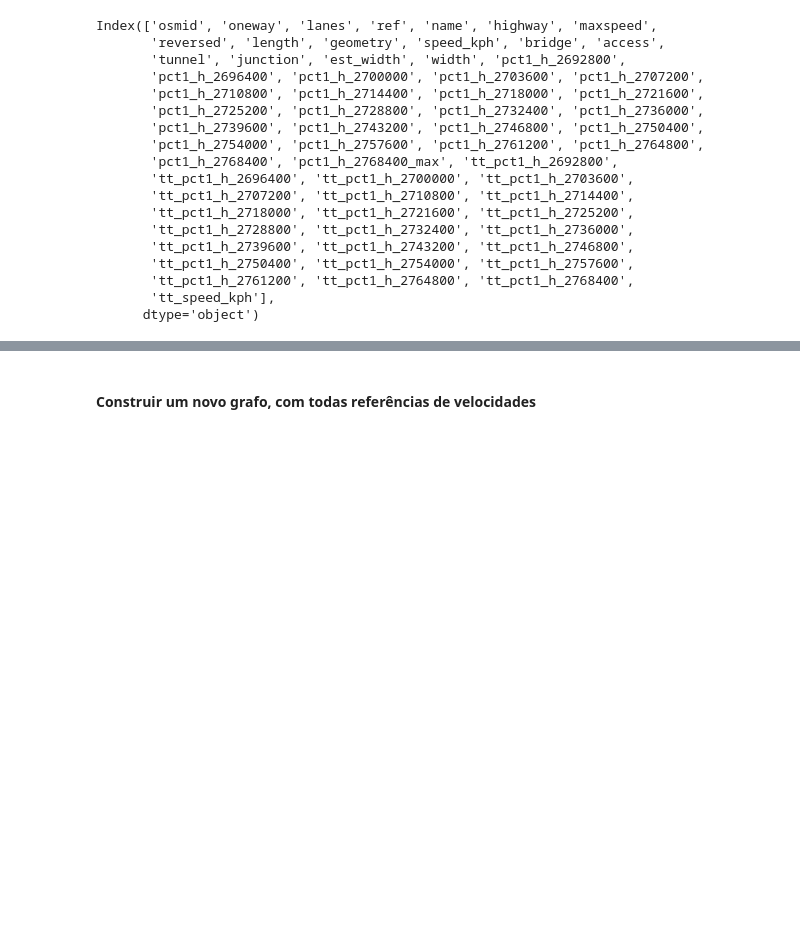
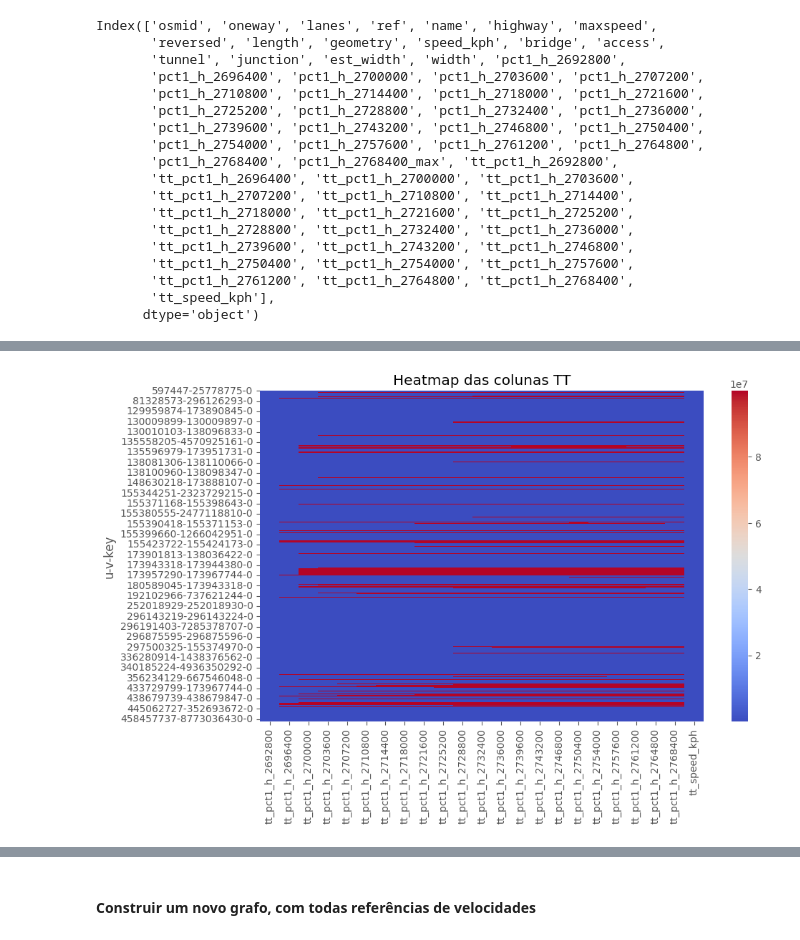
Before and after one commit to marcelof314/SP_urban_flooding, a Jupyter notebook: 02 OD Matrix and travel time.ipynb, the cells around one changed output, grey strips where cells are left out. Drawn from its saved outputs; the diff is of its cells as text; code cells hidden in the pictures; blank space fills up the shorter version.

```diff
--- a/02 OD Matrix and travel time.ipynb
+++ b/02 OD Matrix and travel time.ipynb
@@ -1174,3 +1090,9 @@ Index(['osmid', 'oneway', 'lanes', 'ref', 'name', 'highway', 'maxspeed',
        'tt_pct1_h_2761200', 'tt_pct1_h_2764800', 'tt_pct1_h_2768400',
        'tt_speed_kph'],
       dtype='object')
+# %%
+# Filtra as colunas que começam com "tt"
+tt_columns = [col for col in edges_simulados.columns if col.startswith("tt")]
+
+# Imprime os 10 primeiros valores dessas colunas
+print(edges_simulados[tt_columns].head(10))
@@ -1176,0 +1137,16 @@ Index(['osmid', 'oneway', 'lanes', 'ref', 'name', 'highway', 'maxspeed',
+# %%
+import seaborn as sns
+
+# Seleciona os primeiros 10 valores das colunas "tt"
+tt_data = edges_simulados[tt_columns].head(1000)
+
+tt_data = tt_data.astype(float)
+
+# Cria o heatmap
+plt.figure(figsize=(10, 6))
+sns.heatmap(tt_data, cmap="coolwarm", annot=False, fmt=".1f")
+
+plt.title("Heatmap das colunas TT")
+plt.show()
+# %% [output]
+[figure, added]
```
Also changed, not shown: parts of 21 cells of this notebook, 6 other files.
